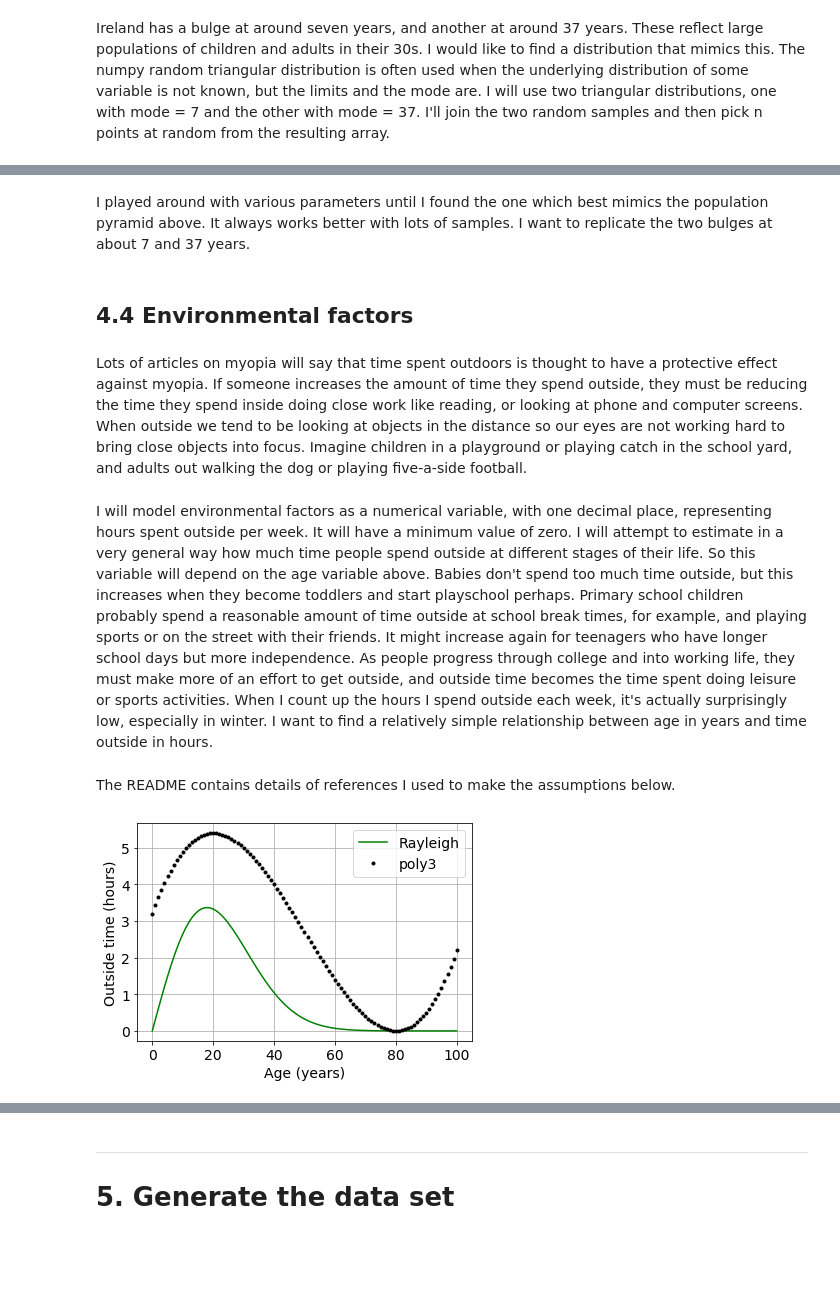
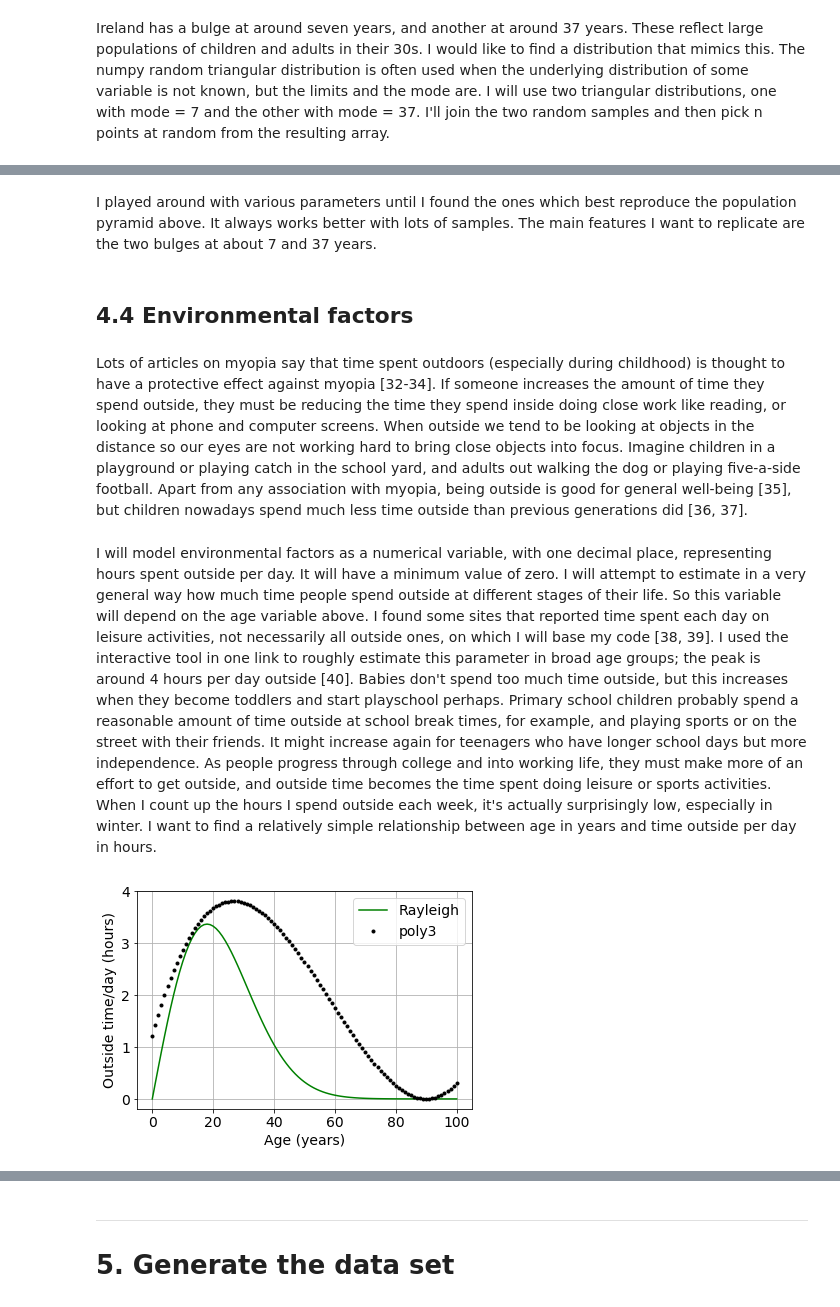
Before and after one commit to elizabethdaly/simulating-data, a Jupyter notebook: eyesight.ipynb, the cells around one changed output, grey strips where cells are left out. Drawn from its saved outputs; the diff is of its cells as text; code cells hidden in the pictures; blank space fills up the shorter version.

Commit message:
Write up environ factors & hyperlink associated refs

```diff
--- a/eyesight.ipynb
+++ b/eyesight.ipynb
@@ -425,45 +425,39 @@ r = np.concatenate((np.random.triangular(0, 7, 20, n), np.random.triangular(0, 3
 age = np.random.choice(r, n, replace=False)
 #plt.hist(age, bins=20, width=3.2, density=True, alpha=0.4)
 # %% [markdown]
-I played around with various parameters until I found the one which best mimics the population pyramid above. It always works better with lots of samples. I want to replicate the two bulges at about 7 and 37 years.
+I played around with various parameters until I found the ones which best reproduce the population pyramid above. It always works better with lots of samples. The main features I want to replicate are the two bulges at about 7 and 37 years.
 # %% [markdown]
 ## 4.4 Environmental factors
 # %% [markdown]
-Lots of articles on myopia will say that time spent outdoors is thought to have a protective effect against myopia. If someone increases the amount of time they spend outside, they must be reducing the time they spend inside doing close work like reading, or looking at phone and computer screens. When outside we tend to be looking at objects in the distance so our eyes are not working hard to bring close objects into focus. Imagine children in a playground or playing catch in the school yard, and adults out walking the dog or playing five-a-side football.
+Lots of articles on myopia say that time spent outdoors (especially during childhood) is thought to have a protective effect against myopia [32-34]. If someone increases the amount of time they spend outside, they must be reducing the time they spend inside doing close work like reading, or looking at phone and computer screens. When outside we tend to be looking at objects in the distance so our eyes are not working hard to bring close objects into focus. Imagine children in a playground or playing catch in the school yard, and adults out walking the dog or playing five-a-side football. Apart from any association with myopia, being outside is good for general well-being [35], but children nowadays spend much less time outside than previous generations did [36, 37].
 # %% [markdown]
-I will model environmental factors as a numerical variable, with one decimal place, representing hours spent outside per week. It will have a minimum value of zero. I will attempt to estimate in a very general way how much time people spend outside at different stages of their life. So this variable will depend on the age variable above. Babies don't spend too much time outside, but this increases when they become toddlers and start playschool perhaps. Primary school children probably spend a reasonable amount of time outside at school break times, for example, and playing sports or on the street with their friends. It might increase again for teenagers who have longer school days but more independence. As people progress through college and into working life, they must make more of an effort to get outside, and outside time becomes the time spent doing leisure or sports activities. When I count up the hours I spend outside each week, it's actually surprisingly low, especially in winter. I want to find a relatively simple relationship between age in years and time outside in hours.
+I will model environmental factors as a numerical variable, with one decimal place, representing hours spent outside per day. It will have a minimum value of zero. I will attempt to estimate in a very general way how much time people spend outside at different stages of their life. So this variable will depend on the age variable above. I found some sites that reported time spent each day on leisure activities, not necessarily all outside ones, on which I will base my code [38, 39]. I used the interactive tool in one link to roughly estimate this parameter in broad age groups; the peak is around 4 hours per day outside [40]. Babies don't spend too much time outside, but this increases when they become toddlers and start playschool perhaps. Primary school children probably spend a reasonable amount of time outside at school break times, for example, and playing sports or on the street with their friends. It might increase again for teenagers who have longer school days but more independence. As people progress through college and into working life, they must make more of an effort to get outside, and outside time becomes the time spent doing leisure or sports activities. When I count up the hours I spend outside each week, it's actually surprisingly low, especially in winter. I want to find a relatively simple relationship between age in years and time outside per day in hours.
-# %% [markdown]
-The README contains details of references I used to make the assumptions below.
 # %%
-# Expect hours outside to vary with age, looks like the pdf for a Rayleigh - too complicated. Use third order poly.
-# Here I am contriving a relationship that np.polyfit might be able to find later on.
+# Expect hours outside to vary with age, looks like the pdf for a Rayleigh but falls to zero too early.
 x = np.arange(0, 101)
 
 # mean, scale
 m, s = 18, 5
 ray_pdf = lambda s, x: 100  * (x / s ** 2) * ( np.exp( (-x **2) / (2 * s **2) )  )
 plt.plot(x, ray_pdf(m, x), 'g-', label='Rayleigh')
 
-#exp_pdf = lambda s, x: 50 * (1 / s ) * np.exp( - (x / s) )
-#plt.plot(x, exp_pdf(m, x), 'r-')
-#log_pdf = lambda m, s, x: 100 * (np.exp(- (x - m) / s ) ) / ( s * ( 1 +  (np.exp(- (x - m) / s ) ) ) ** 2 )
+# Try a third order polynomial with roots close to the edges of my population data.
+# Here I am creating a relationship that np.polyfit might be able to find later on.
+# Roots at -10, +80 and scale appropriately for max hr/day about 4.
+p3 = 0.00003 * ((x + 5) * (x - 90) * (x - 90))
 
-# Also try a third order polynomial with roots at -1, +80 and scale appropriately.
-p3 = 0.00005 * ((x + 10) * (x - 80) * (x - 80))
-#check = 0.00005 * ((x ** 3) - 150 * (x ** 2) + 4800 * x + 64000)
-#p2 = 0.00005 * (- 150 * (x ** 2) + 4800 * x + 64000)
-#p1 = 0.00005 * (4800 * x + 64000)
+# Tried lower order polynomials but they don't work well for this model.
+#p2 = 0.00003 * (- 150 * (x ** 2) + 4800 * x + 64000)
+#p1 = 0.00003 * (4800 * x + 64000)
 
 plt.plot(x, p3, 'k.', label='poly3')
-#plt.plot(x, check, 'r-', label='check')
 #plt.plot(x, p2, 'b-', label='p2')
 #plt.plot(x, p1, 'c-', label='p1')
 
 plt.legend()
-#plt.xlim(0, 80)
 plt.xlabel("Age (years)")
-plt.ylabel("Outside time (hours)")
+plt.ylabel("Outside time/day (hours)")
 plt.grid()
 # %% [output]
-[figure, old version]
+[figure, new version]
 # %% [markdown]
```
Also changed, not shown: parts of 30 cells of this notebook, 1 other file.
